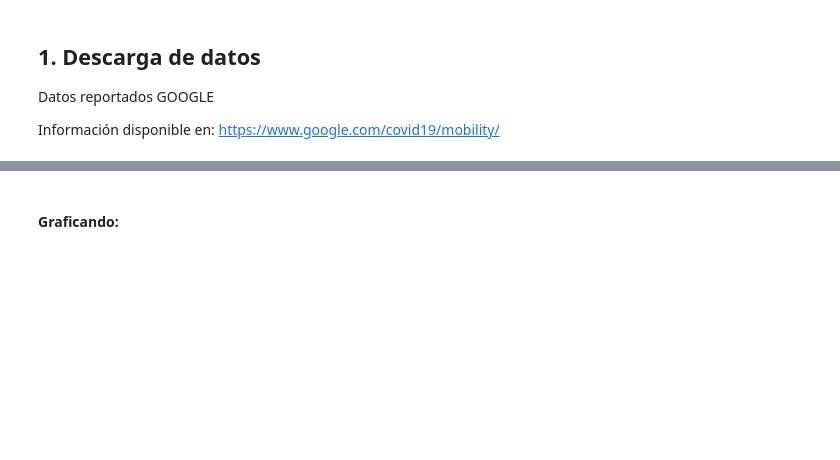
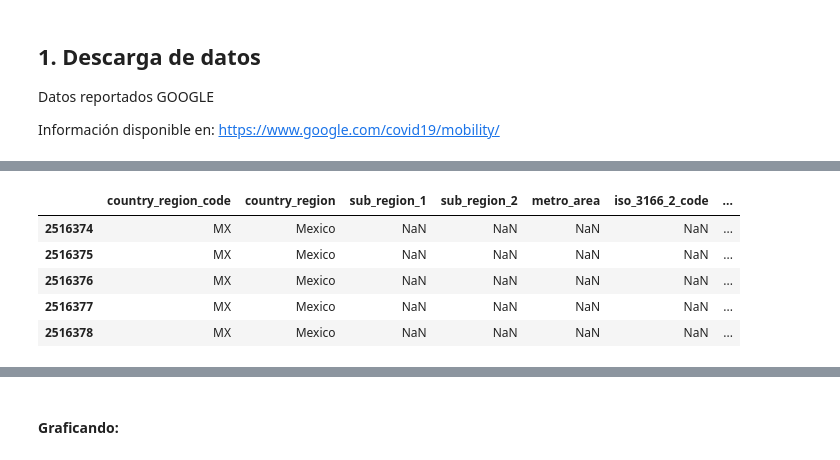
Before and after one commit to benjov/Paper-Covid-2020, a Jupyter notebook: Estadistica_Mobility_NEW.ipynb, the cells around one changed output, grey strips where cells are left out. Drawn from its saved outputs; the diff is of its cells as text; code cells hidden in the pictures; blank space fills up the shorter version.

```diff
--- a/Estadistica_Mobility_NEW.ipynb
+++ b/Estadistica_Mobility_NEW.ipynb
@@ -67,10 +67,3 @@ Mobility.head()
-# %%
-# Crear variable
-Mobility['State'] = Mobility['sub_region_1']
-
-Mobility.loc[ (Mobility['sub_region_1'].isnull() == True) , 'State'] = 'Mexico'
-
-#Mobility['Fecha'] = pd.to_datetime(Mobility['date'])
 # %%
 # Nombres de las columnas
 Mobility.columns
@@ -86,4 +79,16 @@ Index(['country_region_code', 'country_region', 'sub_region_1', 'sub_region_2',
       dtype='object')
+# %%
+#
+Mobility = Mobility[Mobility['country_region_code'] == 'MX']
+
+Mobility.head()
+# %% [output]
+|  | country_region_code | country_region | sub_region_1 | sub_region_2 | metro_area | iso_3166_2_code | ... |
+| 2516374 | MX | Mexico | NaN | NaN | NaN | NaN | ... |
+| 2516375 | MX | Mexico | NaN | NaN | NaN | NaN | ... |
+| 2516376 | MX | Mexico | NaN | NaN | NaN | NaN | ... |
+| 2516377 | MX | Mexico | NaN | NaN | NaN | NaN | ... |
+| 2516378 | MX | Mexico | NaN | NaN | NaN | NaN | ... |
 # %%
 # Tipo de dato de las columnas
 Mobility.dtypes
```
Also changed, not shown: parts of 13 cells of this notebook, 2 other files.
